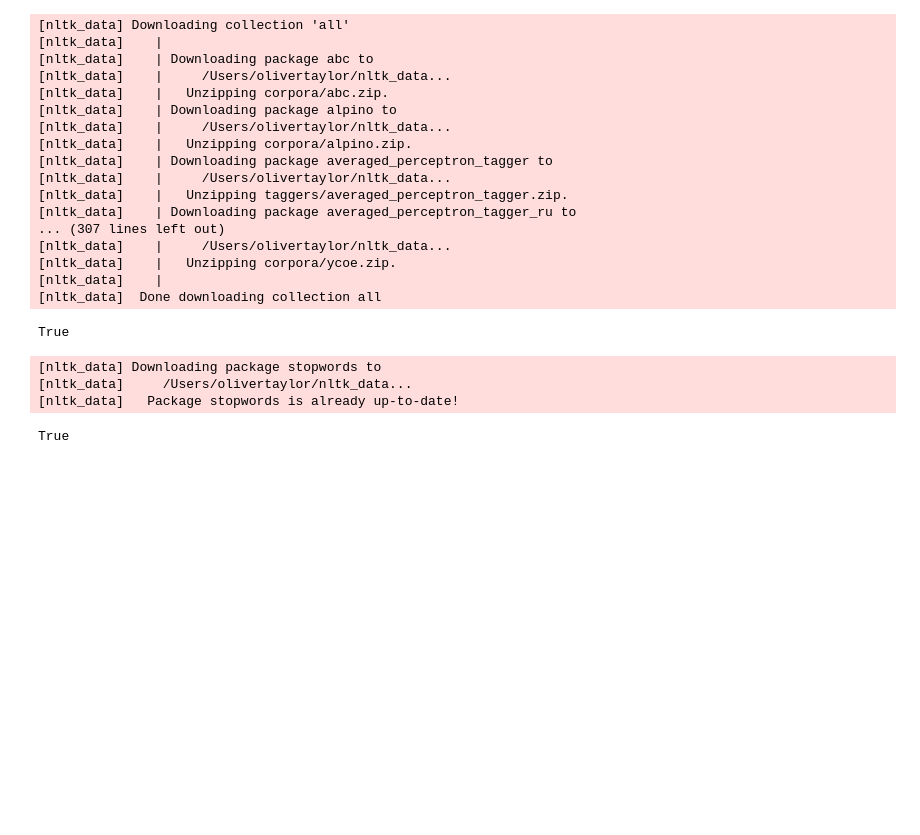
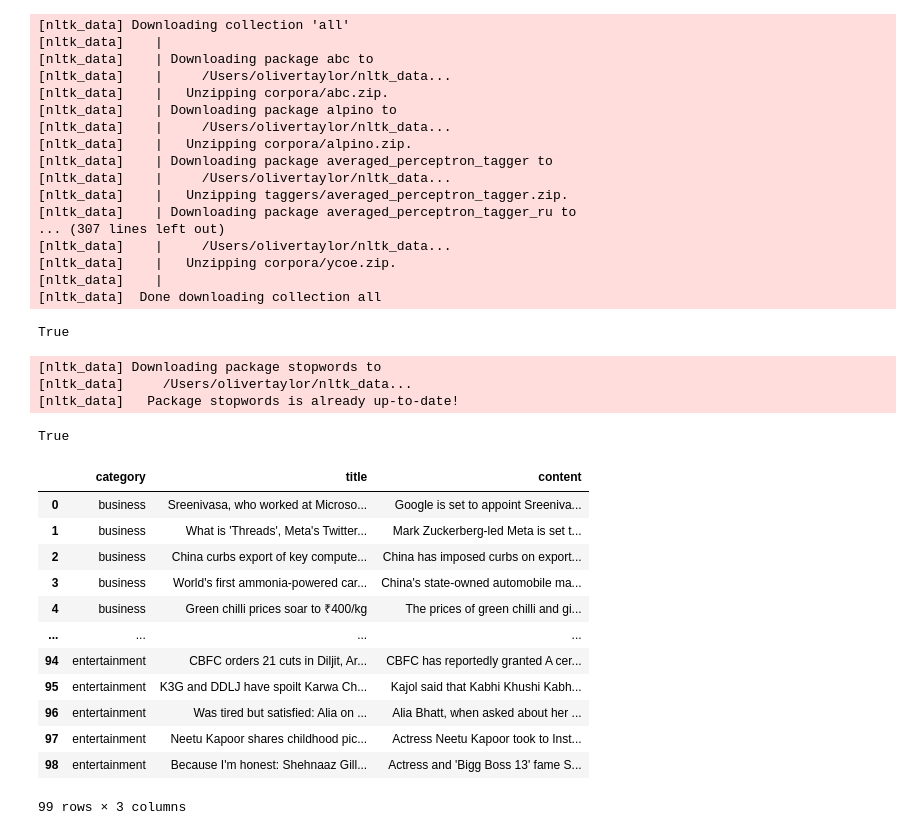
Before and after one commit to OKPTaylor/natural-language-processing-exercises, a Jupyter notebook: prepare.ipynb, the cells around one changed output. Saved outputs shown, nothing was run; the diff lists cells and outputs as text; code cells hidden in the pictures; blank space fills up the shorter version.

```diff
--- a/prepare.ipynb
+++ b/prepare.ipynb
@@ -66,3 +75,26 @@ def remove_stopwords(article, extra_words=[], exclude_words=[]):
     filtered_words = [w for w in words if w not in stopword_list]
     article_without_stopwords = ' '.join(filtered_words)
     return article_without_stopwords
+# %%
+topics_list= ['business', 'sports', 'technology', 'entertainment']
+# %%
+#function to get article
+articles = acquire.get_news_articles(topics_list)
+# %%
+#change into a dataframe
+news_df = pd.DataFrame(articles)
+news_df
+# %% [output]
+|  | category | title | content |
+| 0 | business | Sreenivasa, who worked at Microso... | Google is set to appoint Sreeniva... |
+| 1 | business | What is 'Threads', Meta's Twitter... | Mark Zuckerberg-led Meta is set t... |
+| 2 | business | China curbs export of key compute... | China has imposed curbs on export... |
+| 3 | business | World's first ammonia-powered car... | China's state-owned automobile ma... |
+| 4 | business | Green chilli prices soar to ₹400/kg | The prices of green chilli and gi... |
+| ... | ... | ... | ... |
+| 94 | entertainment | CBFC orders 21 cuts in Diljit, Ar... | CBFC has reportedly granted A cer... |
+| 95 | entertainment | K3G and DDLJ have spoilt Karwa Ch... | Kajol said that Kabhi Khushi Kabh... |
+| 96 | entertainment | Was tired but satisfied: Alia on ... | Alia Bhatt, when asked about her ... |
+| 97 | entertainment | Neetu Kapoor shares childhood pic... | Actress Neetu Kapoor took to Inst... |
+| 98 | entertainment | Because I'm honest: Shehnaaz Gill... | Actress and 'Bigg Boss 13' fame S... |
+99 rows × 3 columns
```
Also changed, not shown: parts of 8 cells of this notebook.
